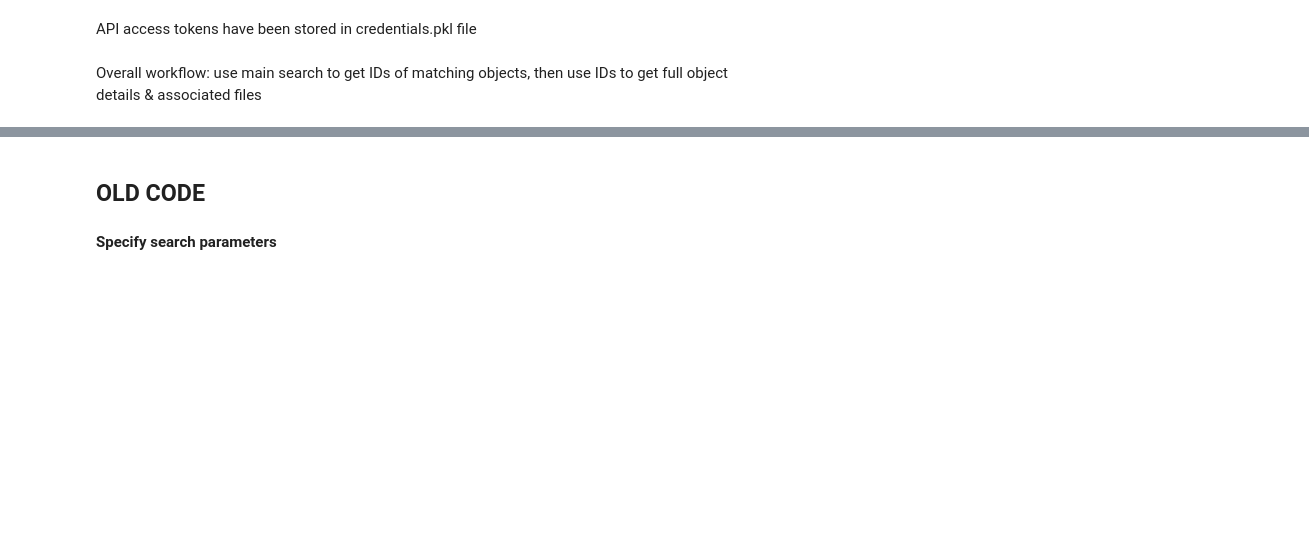
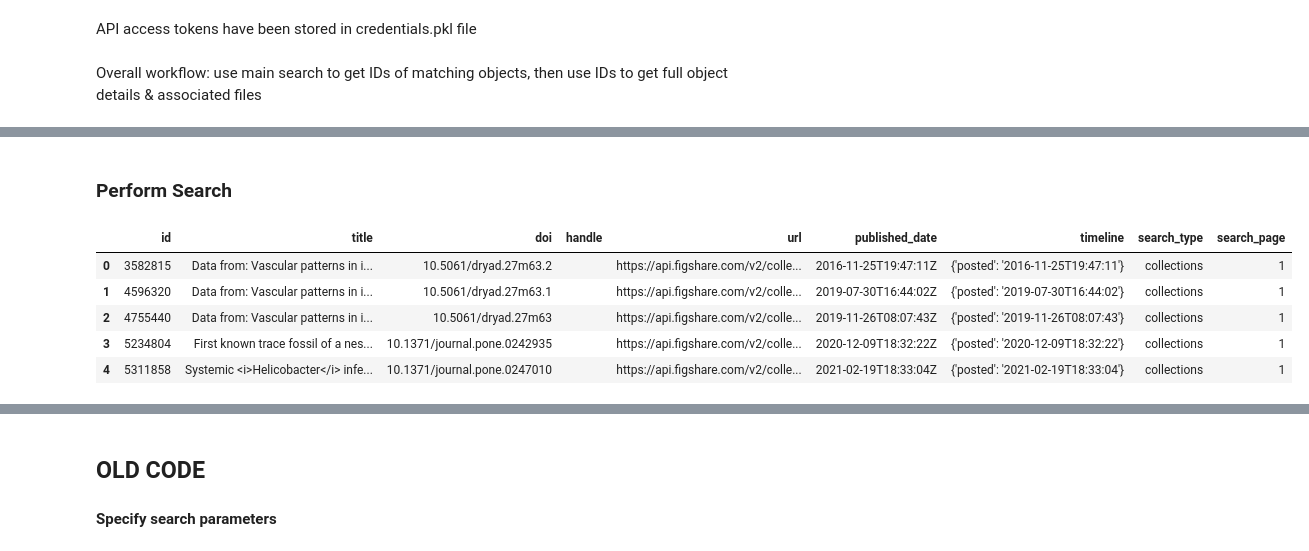
Before and after one commit to michaelbaluja/PyCurator, a Jupyter notebook: Figshare.ipynb, the cells around one changed output, grey strips where cells are left out. Cells and saved outputs as stored; diff of their text form; code cells hidden in the pictures; blank space fills up the shorter version.

```diff
--- a/Figshare.ipynb
+++ b/Figshare.ipynb
@@ -23,0 +62,21 @@ Overall workflow: use main search to get IDs of matching objects, then use IDs t
+# %%
+def get_search_outputs(search_terms, search_types, save=False):
+    """
+    Call the Figshare API for each search term and search type.
+    Results are retured in results['{term}_{type}'] = df
+
+    Params:
+    - search_terms (list-like): collection of search terms to query over
+    - search_types (list-like): collection of search types to query over
+
+    Returns:
+    - results (dict): dictionary consisting of returned DataFrames from get_search_output for each query
+    """
+
+    num_searches = len(search_terms) * len(search_types)
+    results = OrderedDict()
+
+    for search_term, search_type in itertools.product(search_terms, search_types):
+        results[(search_term, search_type)] = get_search_output(search_term, search_type)
+
+    return results
@@ -23,0 +140,5 @@ Overall workflow: use main search to get IDs of matching objects, then use IDs t
+# %% [markdown]
+### Perform Search
+# %%
+search_terms = ['iguana']
+search_types = ['collections', 'projects']
@@ -23,0 +147,12 @@ Overall workflow: use main search to get IDs of matching objects, then use IDs t
+# %%
+sample_key = (search_terms[0], search_types[0])
+sample_df = search_output_dict[sample_key]
+# %%
+sample_df.head()
+# %% [output]
+|  | id | title | doi | handle | url | published_date | timeline | search_type | search_page |
+| 0 | 3582815 | Data from: Vascular patterns in i... | 10.5061/dryad.27m63.2 |  | https://api.figshare.com/v2/colle... | 2016-11-25T19:47:11Z | {'posted': '2016-11-25T19:47:11'} | collections | 1 |
+| 1 | 4596320 | Data from: Vascular patterns in i... | 10.5061/dryad.27m63.1 |  | https://api.figshare.com/v2/colle... | 2019-07-30T16:44:02Z | {'posted': '2019-07-30T16:44:02'} | collections | 1 |
+| 2 | 4755440 | Data from: Vascular patterns in i... | 10.5061/dryad.27m63 |  | https://api.figshare.com/v2/colle... | 2019-11-26T08:07:43Z | {'posted': '2019-11-26T08:07:43'} | collections | 1 |
+| 3 | 5234804 | First known trace fossil of a nes... | 10.1371/journal.pone.0242935 |  | https://api.figshare.com/v2/colle... | 2020-12-09T18:32:22Z | {'posted': '2020-12-09T18:32:22'} | collections | 1 |
+| 4 | 5311858 | Systemic <i>Helicobacter</i> infe... | 10.1371/journal.pone.0247010 |  | https://api.figshare.com/v2/colle... | 2021-02-19T18:33:04Z | {'posted': '2021-02-19T18:33:04'} | collections | 1 |
```
Also changed, not shown: parts of 40 cells of this notebook, 1 other file.
